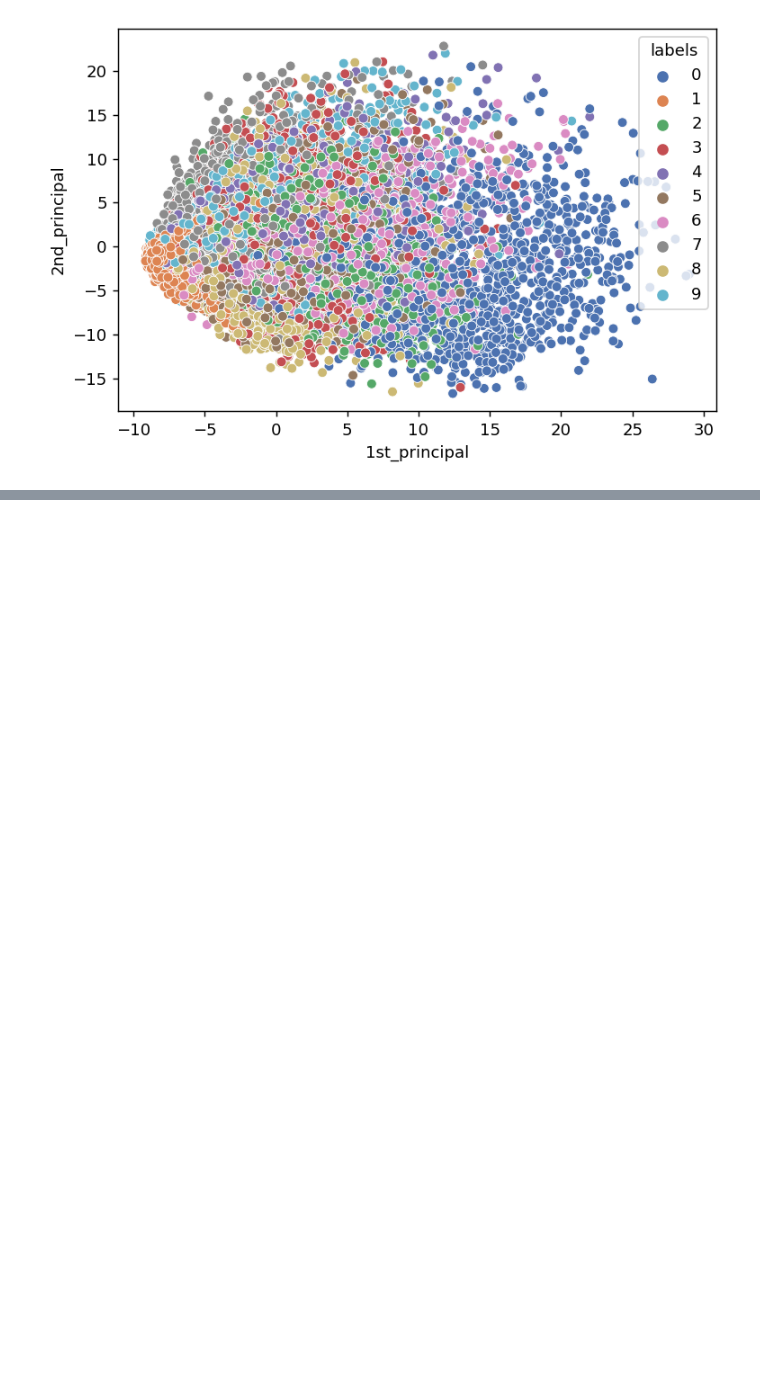
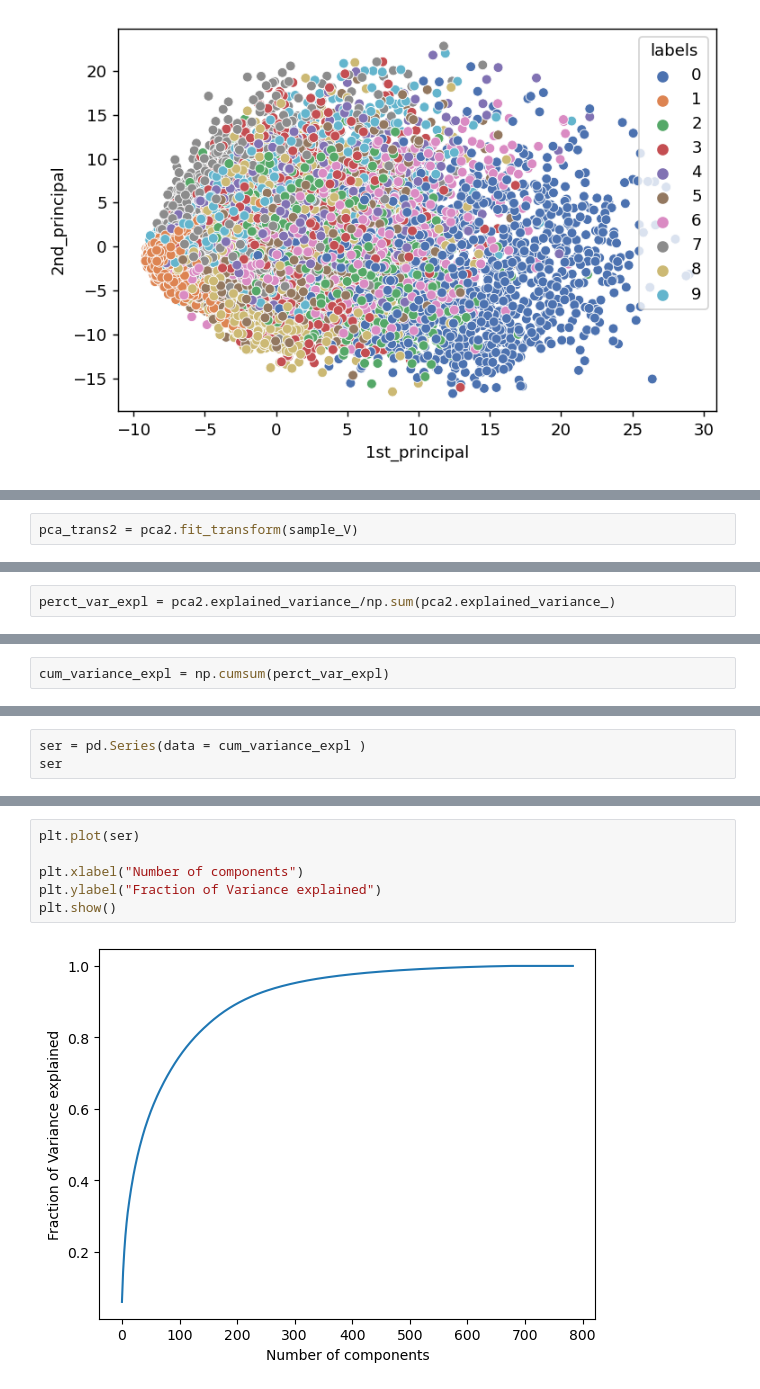
Before and after one commit to RVA-TheCoder/Dimensionality-Reduction, a Jupyter notebook: PCA/MNIST/1.ipynb, the cells around one changed output, grey strips where cells are left out. Cells and saved outputs as stored; diff of their text form; blank space fills up the shorter version.

```diff
--- a/PCA/MNIST/1.ipynb
+++ b/PCA/MNIST/1.ipynb
@@ -277,0 +317,2 @@ plt.show()
+# %%
+pca_trans2 = pca2.fit_transform(sample_V)
@@ -277,0 +342,2 @@ plt.show()
+# %%
+perct_var_expl = pca2.explained_variance_/np.sum(pca2.explained_variance_)
@@ -277,0 +384,2 @@ plt.show()
+# %%
+cum_variance_expl = np.cumsum(perct_var_expl)
@@ -277,0 +406,3 @@ plt.show()
+# %%
+ser = pd.Series(data = cum_variance_expl )
+ser
@@ -277,0 +422,8 @@ plt.show()
+# %%
+plt.plot(ser)
+
+plt.xlabel("Number of components")
+plt.ylabel("Fraction of Variance explained")
+plt.show()
+# %% [output]
+[figure, added]
```
Also changed, not shown: parts of 16 cells of this notebook, 1 other file.
